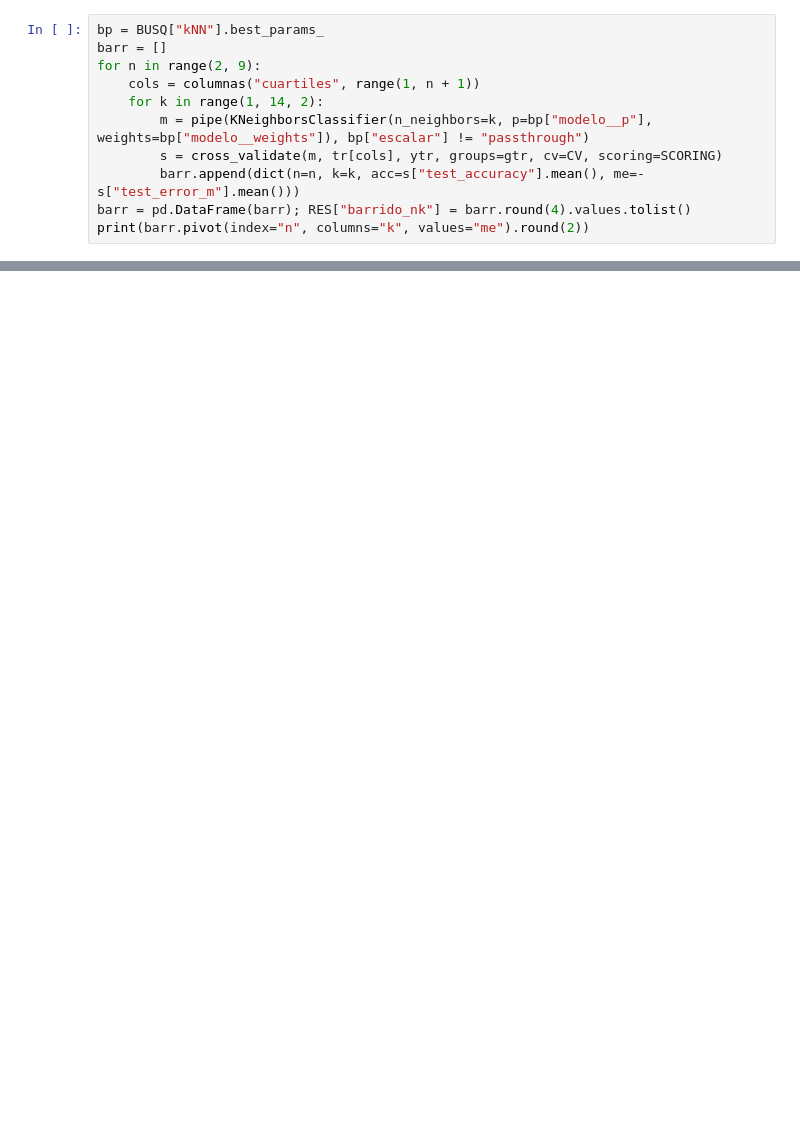
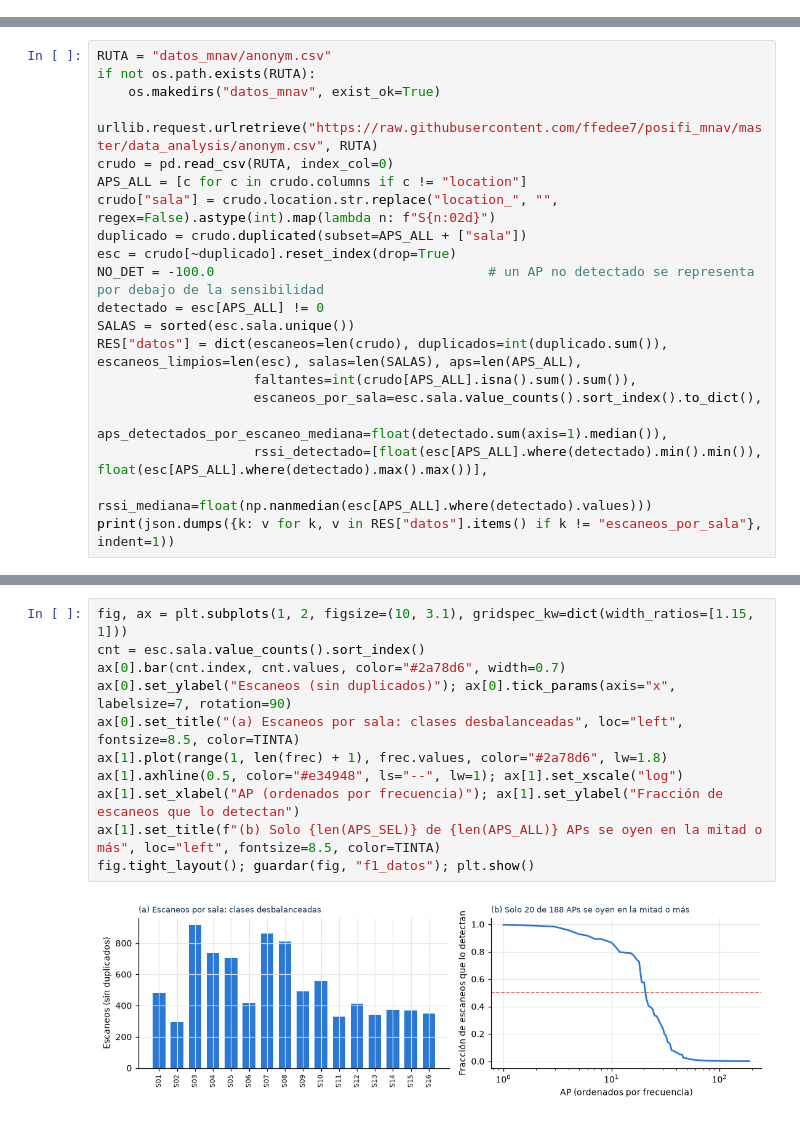
Before and after one commit to danielo2858-spec/ml1-localizacion-qaknn, a Jupyter notebook: Entrega_Final_Notebook.ipynb, the cells around one changed output, grey strips where cells are left out. Saved outputs shown, nothing was run; the diff lists cells and outputs as text; blank space fills up the shorter version.

```diff
--- a/Entrega_Final_Notebook.ipynb
+++ b/Entrega_Final_Notebook.ipynb
@@ -358,11 +0,0 @@ print(RES["supuesto_covarianza"])
-# %%
-bp = BUSQ["kNN"].best_params_
-barr = []
-for n in range(2, 9):
-    cols = columnas("cuartiles", range(1, n + 1))
-    for k in range(1, 14, 2):
-        m = pipe(KNeighborsClassifier(n_neighbors=k, p=bp["modelo__p"], weights=bp["modelo__weights"]), bp["escalar"] != "passthrough")
-        s = cross_validate(m, tr[cols], ytr, groups=gtr, cv=CV, scoring=SCORING)
-        barr.append(dict(n=n, k=k, acc=s["test_accuracy"].mean(), me=-s["test_error_m"].mean()))
-barr = pd.DataFrame(barr); RES["barrido_nk"] = barr.round(4).values.tolist()
-print(barr.pivot(index="n", columns="k", values="me").round(2))
@@ -705,0 +57,20 @@ print(sorted(os.listdir("figuras_final")), sorted(os.listdir("modelo")))
+# %%
+RUTA = "datos_mnav/anonym.csv"
+if not os.path.exists(RUTA):
+    os.makedirs("datos_mnav", exist_ok=True)
+    urllib.request.urlretrieve("https://raw.githubusercontent.com/ffedee7/posifi_mnav/master/data_analysis/anonym.csv", RUTA)
+crudo = pd.read_csv(RUTA, index_col=0)
+APS_ALL = [c for c in crudo.columns if c != "location"]
+crudo["sala"] = crudo.location.str.replace("location_", "", regex=False).astype(int).map(lambda n: f"S{n:02d}")
+duplicado = crudo.duplicated(subset=APS_ALL + ["sala"])
+esc = crudo[~duplicado].reset_index(drop=True)
+NO_DET = -100.0                                   # un AP no detectado se representa por debajo de la sensibilidad
+detectado = esc[APS_ALL] != 0
+SALAS = sorted(esc.sala.unique())
+RES["datos"] = dict(escaneos=len(crudo), duplicados=int(duplicado.sum()), escaneos_limpios=len(esc), salas=len(SALAS), aps=len(APS_ALL),
+                    faltantes=int(crudo[APS_ALL].isna().sum().sum()),
+                    escaneos_por_sala=esc.sala.value_counts().sort_index().to_dict(),
+                    aps_detectados_por_escaneo_mediana=float(detectado.sum(axis=1).median()),
+                    rssi_detectado=[float(esc[APS_ALL].where(detectado).min().min()), float(esc[APS_ALL].where(detectado).max().max())],
+                    rssi_mediana=float(np.nanmedian(esc[APS_ALL].where(detectado).values)))
+print(json.dumps({k: v for k, v in RES["datos"].items() if k != "escaneos_por_sala"}, indent=1))
@@ -705,0 +155,13 @@ print(sorted(os.listdir("figuras_final")), sorted(os.listdir("modelo")))
+# %%
+fig, ax = plt.subplots(1, 2, figsize=(10, 3.1), gridspec_kw=dict(width_ratios=[1.15, 1]))
+cnt = esc.sala.value_counts().sort_index()
+ax[0].bar(cnt.index, cnt.values, color="#2a78d6", width=0.7)
+ax[0].set_ylabel("Escaneos (sin duplicados)"); ax[0].tick_params(axis="x", labelsize=7, rotation=90)
+ax[0].set_title("(a) Escaneos por sala: clases desbalanceadas", loc="left", fontsize=8.5, color=TINTA)
+ax[1].plot(range(1, len(frec) + 1), frec.values, color="#2a78d6", lw=1.8)
+ax[1].axhline(0.5, color="#e34948", ls="--", lw=1); ax[1].set_xscale("log")
+ax[1].set_xlabel("AP (ordenados por frecuencia)"); ax[1].set_ylabel("Fracción de escaneos que lo detectan")
+ax[1].set_title(f"(b) Solo {len(APS_SEL)} de {len(APS_ALL)} APs se oyen en la mitad o más", loc="left", fontsize=8.5, color=TINTA)
+fig.tight_layout(); guardar(fig, "f1_datos"); plt.show()
+# %% [output]
+[figure, added]
```
Also changed, not shown: parts of 63 cells of this notebook, 15 other files.
